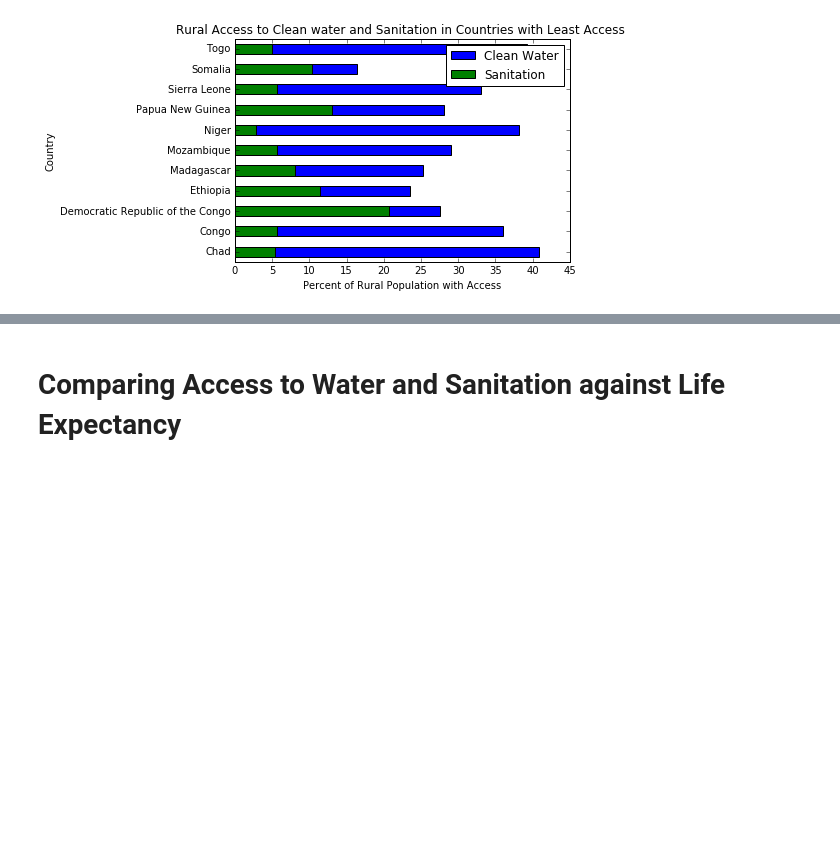
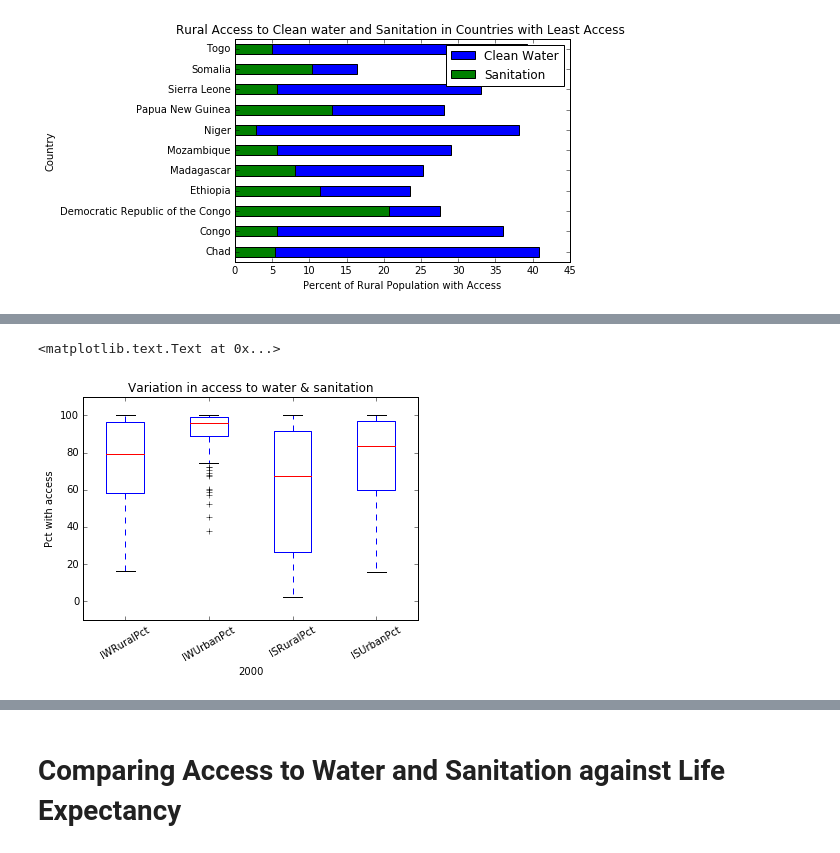
Before and after one commit to brychung/hello-world, a Jupyter notebook: AndreaDominicSarah/project/Submittal/Project2-Lab-Notebook-SK-AP-DD.ipynb, the cells around one changed output, grey strips where cells are left out. Saved outputs shown, nothing was run; the diff lists cells and outputs as text; code cells hidden in the pictures; blank space fills up the shorter version.

```diff
--- a/AndreaDominicSarah/project/Submittal/Project2-Lab-Notebook-SK-AP-DD.ipynb
+++ b/AndreaDominicSarah/project/Submittal/Project2-Lab-Notebook-SK-AP-DD.ipynb
@@ -802,0 +819,9 @@ pyplot.xlabel("Percent of Rural Population with Access")
+# %%
+df_exp_2000 = df_exp[df_exp['Year'] == '2000']
+df_exp_2000[['IWRuralPct','IWUrbanPct','ISRuralPct','ISUrbanPct']].plot(kind='box',ylim=(-10,110), rot=30)
+pyplot.title("Variation in access to water & sanitation")
+pyplot.ylabel("Pct with access")
+pyplot.xlabel("2000")
+# %% [output]
+<matplotlib.text.Text at 0x...>
+[figure, added]
```
Also changed, not shown: parts of 12 cells of this notebook, 1 other file.
